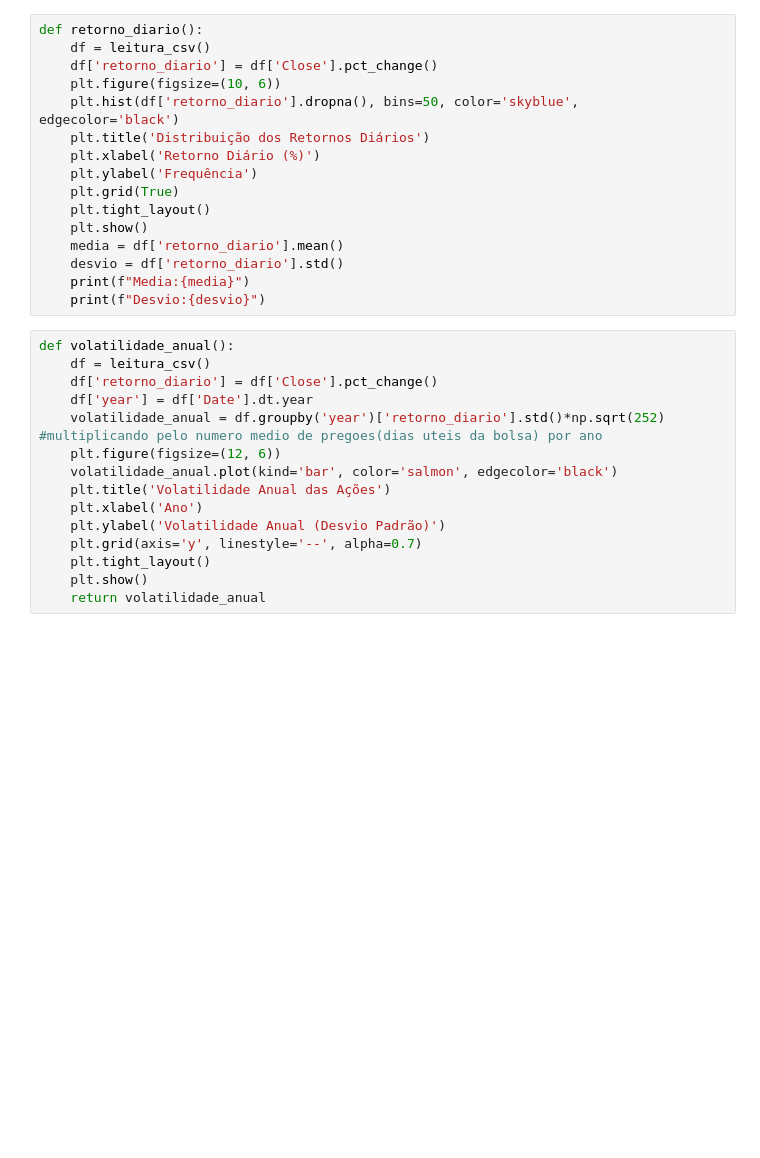
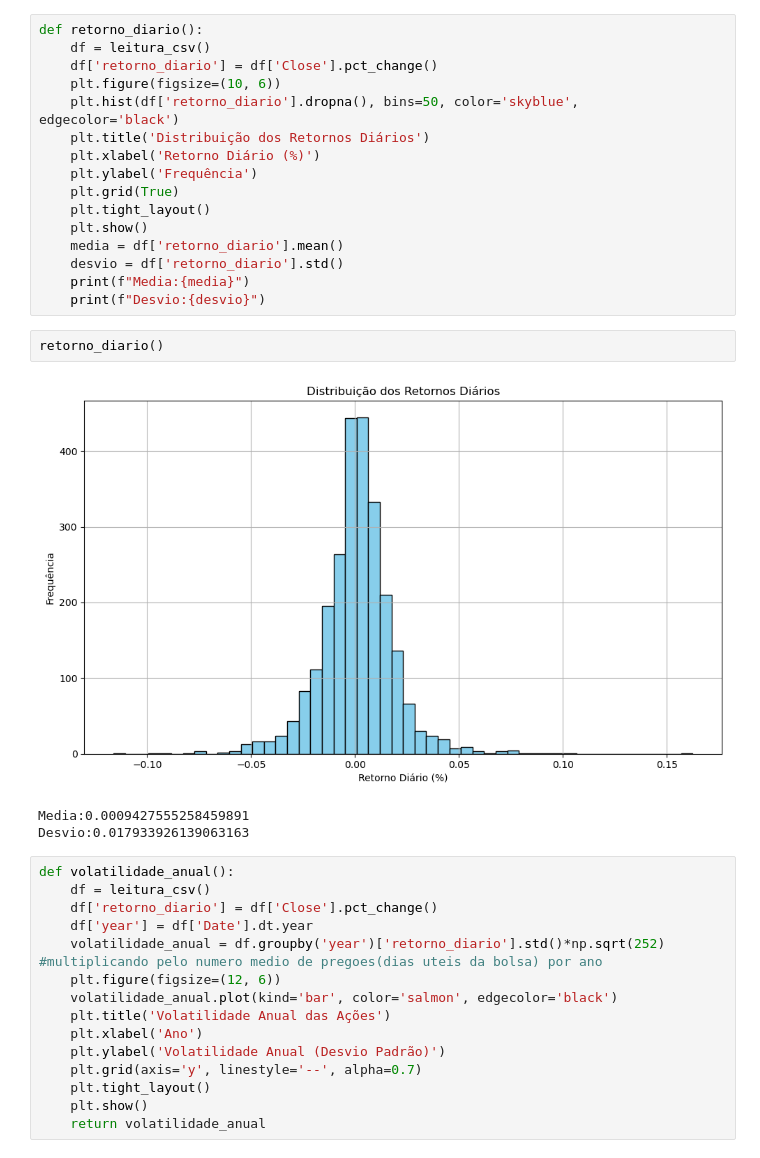
Before and after one commit to Rambo0704/ProjetoDadosGoogle, a Jupyter notebook: src/functions_ex.ipynb, the cells around one changed output. Drawn from its saved outputs; the diff is of its cells as text; blank space fills up the shorter version.

Commit message:
feat(interface)tendencias,retorno diario,,volatilidade anual,Sharpe Ratio

```diff
--- a/src/functions_ex.ipynb
+++ b/src/functions_ex.ipynb
@@ -163,6 +147,12 @@ def retorno_diario():
     desvio = df['retorno_diario'].std()
     print(f"Media:{media}")
     print(f"Desvio:{desvio}")
+# %%
+retorno_diario()
+# %% [output]
+[figure, added]
+Media:0.0009427555258459891
+Desvio:0.017933926139063163
 # %%
 def volatilidade_anual():
     df = leitura_csv()
```
Also changed, not shown: parts of 6 cells of this notebook, 2 other files.
